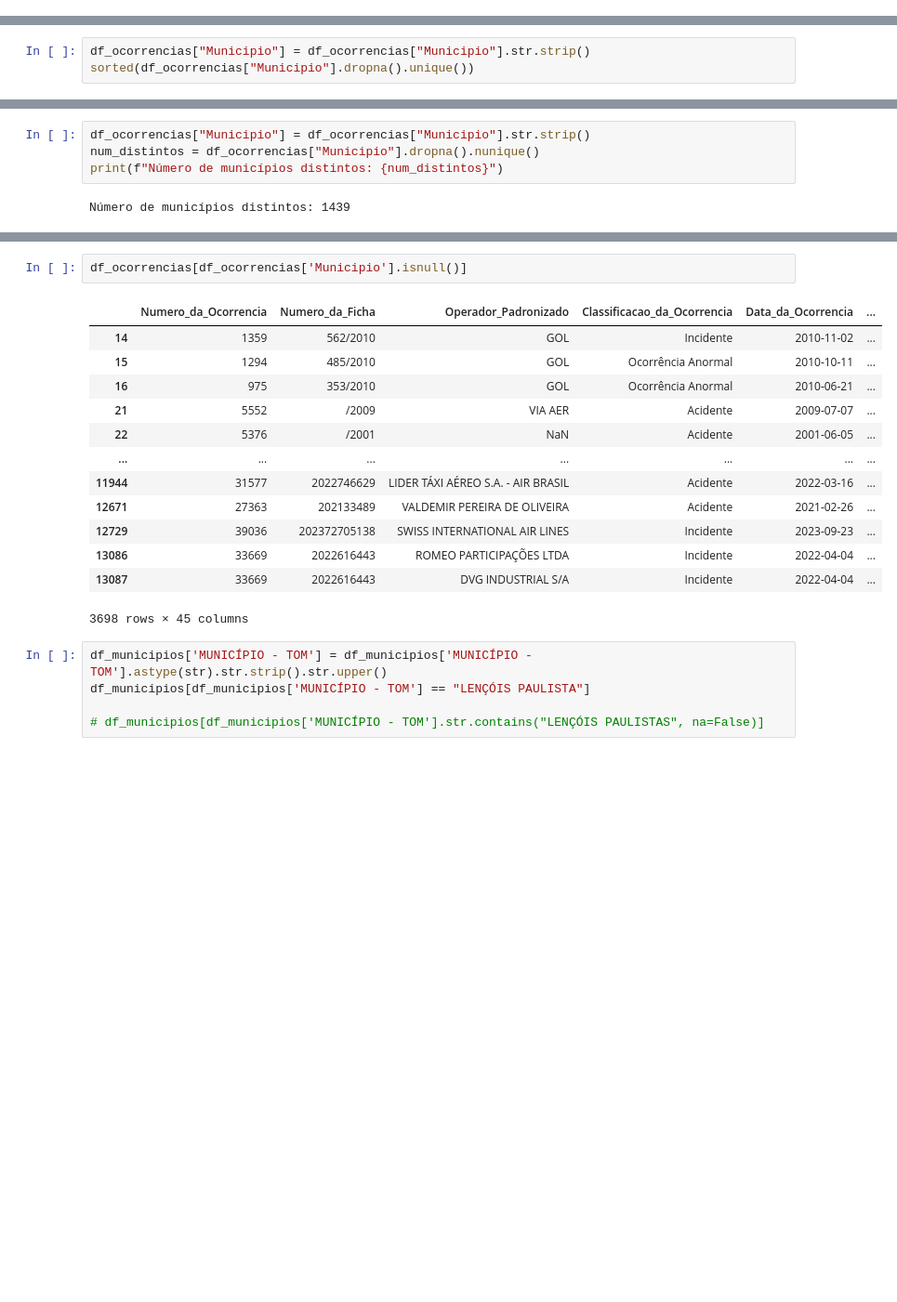
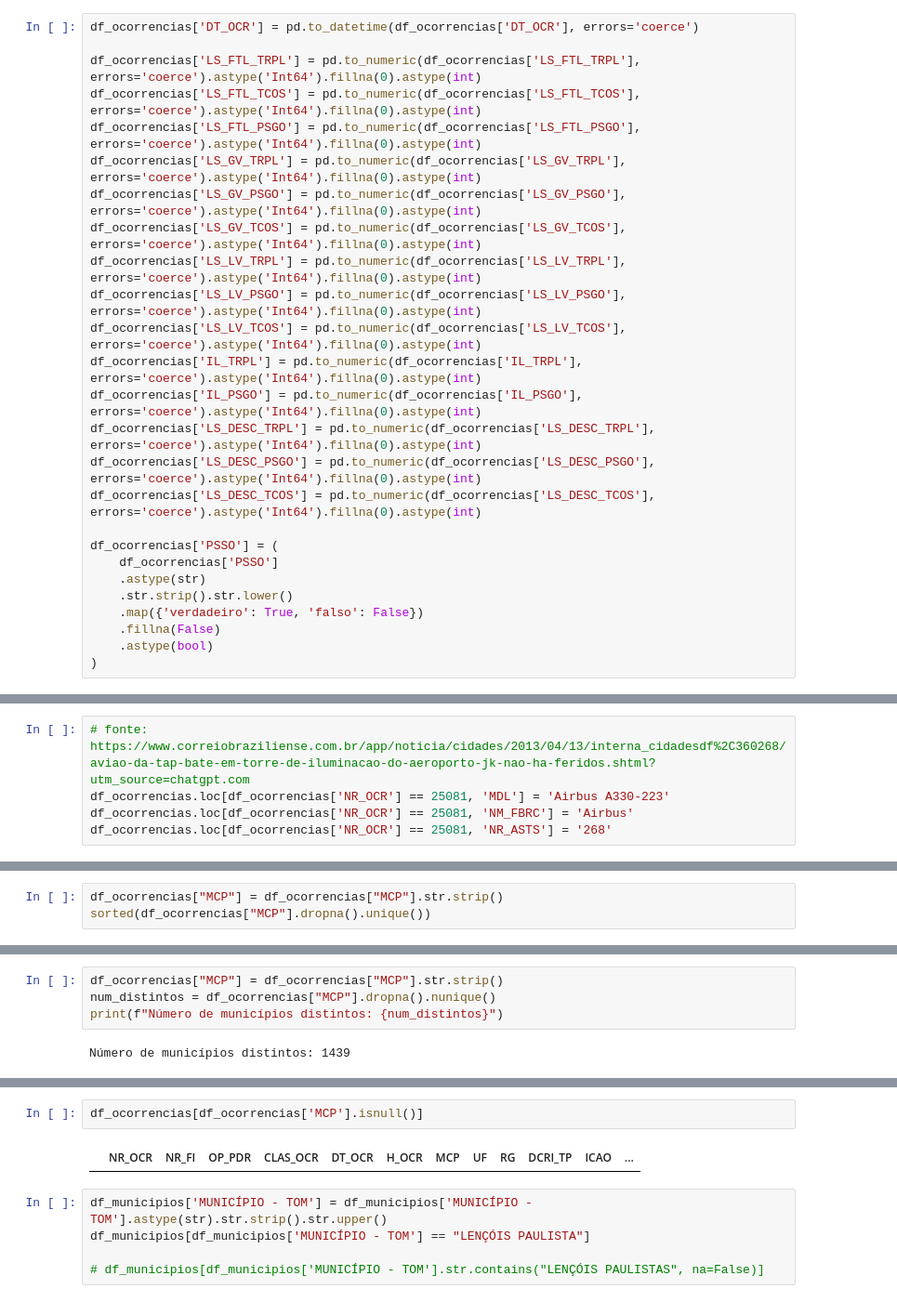
Before and after one commit to vitorluzz/etl-voos-anac, a Jupyter notebook: solution/job_stage_curated.ipynb, the cells around one changed output, grey strips where cells are left out. Shown at 93% size. Drawn from its saved outputs; the diff is of its cells as text; blank space fills up the shorter version.

```diff
--- a/solution/job_stage_curated.ipynb
+++ b/solution/job_stage_curated.ipynb
@@ -45,0 +110,26 @@ dtype: object
+# %%
+df_ocorrencias['DT_OCR'] = pd.to_datetime(df_ocorrencias['DT_OCR'], errors='coerce')
+
+df_ocorrencias['LS_FTL_TRPL'] = pd.to_numeric(df_ocorrencias['LS_FTL_TRPL'], errors='coerce').astype('Int64').fillna(0).astype(int)
+df_ocorrencias['LS_FTL_TCOS'] = pd.to_numeric(df_ocorrencias['LS_FTL_TCOS'], errors='coerce').astype('Int64').fillna(0).astype(int)
+df_ocorrencias['LS_FTL_PSGO'] = pd.to_numeric(df_ocorrencias['LS_FTL_PSGO'], errors='coerce').astype('Int64').fillna(0).astype(int)
+df_ocorrencias['LS_GV_TRPL'] = pd.to_numeric(df_ocorrencias['LS_GV_TRPL'], errors='coerce').astype('Int64').fillna(0).astype(int)
+df_ocorrencias['LS_GV_PSGO'] = pd.to_numeric(df_ocorrencias['LS_GV_PSGO'], errors='coerce').astype('Int64').fillna(0).astype(int)
+df_ocorrencias['LS_GV_TCOS'] = pd.to_numeric(df_ocorrencias['LS_GV_TCOS'], errors='coerce').astype('Int64').fillna(0).astype(int)
+df_ocorrencias['LS_LV_TRPL'] = pd.to_numeric(df_ocorrencias['LS_LV_TRPL'], errors='coerce').astype('Int64').fillna(0).astype(int)
+df_ocorrencias['LS_LV_PSGO'] = pd.to_numeric(df_ocorrencias['LS_LV_PSGO'], errors='coerce').astype('Int64').fillna(0).astype(int)
+df_ocorrencias['LS_LV_TCOS'] = pd.to_numeric(df_ocorrencias['LS_LV_TCOS'], errors='coerce').astype('Int64').fillna(0).astype(int)
+df_ocorrencias['IL_TRPL'] = pd.to_numeric(df_ocorrencias['IL_TRPL'], errors='coerce').astype('Int64').fillna(0).astype(int)
+df_ocorrencias['IL_PSGO'] = pd.to_numeric(df_ocorrencias['IL_PSGO'], errors='coerce').astype('Int64').fillna(0).astype(int)
+df_ocorrencias['LS_DESC_TRPL'] = pd.to_numeric(df_ocorrencias['LS_DESC_TRPL'], errors='coerce').astype('Int64').fillna(0).astype(int)
+df_ocorrencias['LS_DESC_PSGO'] = pd.to_numeric(df_ocorrencias['LS_DESC_PSGO'], errors='coerce').astype('Int64').fillna(0).astype(int)
+df_ocorrencias['LS_DESC_TCOS'] = pd.to_numeric(df_ocorrencias['LS_DESC_TCOS'], errors='coerce').astype('Int64').fillna(0).astype(int)
+
+df_ocorrencias['PSSO'] = (
+    df_ocorrencias['PSSO']
+    .astype(str)
+    .str.strip().str.lower()
+    .map({'verdadeiro': True, 'falso': False})
+    .fillna(False)
+    .astype(bool)
+)
@@ -45,0 +185,5 @@ dtype: object
+# %%
+# fonte: https://www.correiobraziliense.com.br/app/noticia/cidades/2013/04/13/interna_cidadesdf%2C360268/aviao-da-tap-bate-em-torre-de-iluminacao-do-aeroporto-jk-nao-ha-feridos.shtml?utm_source=chatgpt.com
+df_ocorrencias.loc[df_ocorrencias['NR_OCR'] == 25081, 'MDL'] = 'Airbus A330-223'
+df_ocorrencias.loc[df_ocorrencias['NR_OCR'] == 25081, 'NM_FBRC'] = 'Airbus'
+df_ocorrencias.loc[df_ocorrencias['NR_OCR'] == 25081, 'NR_ASTS'] = '268'
@@ -64,8 +217,8 @@ sorted(df_ocorrencias["Municipio"].dropna().unique())
  'NOVA ARIPUANÃ',
  ...]
 # %%
-df_ocorrencias["Municipio"] = df_ocorrencias["Municipio"].str.strip()
-sorted(df_ocorrencias["Municipio"].dropna().unique())
+df_ocorrencias["MCP"] = df_ocorrencias["MCP"].str.strip()
+sorted(df_ocorrencias["MCP"].dropna().unique())
 # %% [output]
 ['12:54',
  '22:48:36-S',
@@ -85,8 +238,8 @@ sorted(df_ocorrencias["Municipio"].dropna().unique())
  'PIRACANJUBA',
  ...]
 # %%
-df_ocorrencias["Municipio"] = df_ocorrencias["Municipio"].str.strip()
-num_distintos = df_ocorrencias["Municipio"].dropna().nunique()
+df_ocorrencias["MCP"] = df_ocorrencias["MCP"].str.strip()
+num_distintos = df_ocorrencias["MCP"].dropna().nunique()
 print(f"Número de municípios distintos: {num_distintos}")
 # %% [output]
 Número de municípios distintos: 1439
@@ -382,19 +506,7 @@ df_ocorrencias.loc[df_ocorrencias['Municipio'] == 'SANTO ANTÔNIO DE LEVERGER',
 # %%
-df_ocorrencias[df_ocorrencias['Municipio'].isnull()]
+df_ocorrencias[df_ocorrencias['MCP'].isnull()]
 # %% [output]
-|  | Numero_da_Ocorrencia | Numero_da_Ficha | Operador_Padronizado | Classificacao_da_Ocorrencia | Data_da_Ocorrencia | ... |
-| 14 | 1359 | 562/2010 | GOL | Incidente | 2010-11-02 | ... |
-| 15 | 1294 | 485/2010 | GOL | Ocorrência Anormal | 2010-10-11 | ... |
-| 16 | 975 | 353/2010 | GOL | Ocorrência Anormal | 2010-06-21 | ... |
-| 21 | 5552 | /2009 | VIA AER | Acidente | 2009-07-07 | ... |
-| 22 | 5376 | /2001 | NaN | Acidente | 2001-06-05 | ... |
-| ... | ... | ... | ... | ... | ... | ... |
-| 11944 | 31577 | 2022746629 | LIDER TÁXI AÉREO S.A. - AIR BRASIL | Acidente | 2022-03-16 | ... |
-| 12671 | 27363 | 202133489 | VALDEMIR PEREIRA DE OLIVEIRA | Acidente | 2021-02-26 | ... |
-| 12729 | 39036 | 202372705138 | SWISS INTERNATIONAL AIR LINES | Incidente | 2023-09-23 | ... |
-| 13086 | 33669 | 2022616443 | ROMEO PARTICIPAÇÕES LTDA | Incidente | 2022-04-04 | ... |
-| 13087 | 33669 | 2022616443 | DVG INDUSTRIAL S/A | Incidente | 2022-04-04 | ... |
+|  | NR_OCR | NR_FI | OP_PDR | CLAS_OCR | DT_OCR | H_OCR | MCP | UF | RG | DCRI_TP | ICAO | ... |
-3698 rows × 45 columns
 # %%
 df_municipios['MUNICÍPIO - TOM'] = df_municipios['MUNICÍPIO - TOM'].astype(str).str.strip().str.upper()
 df_municipios[df_municipios['MUNICÍPIO - TOM'] == "LENÇÓIS PAULISTA"]
```
Also changed, not shown: parts of 23 cells of this notebook, 4 other files.
